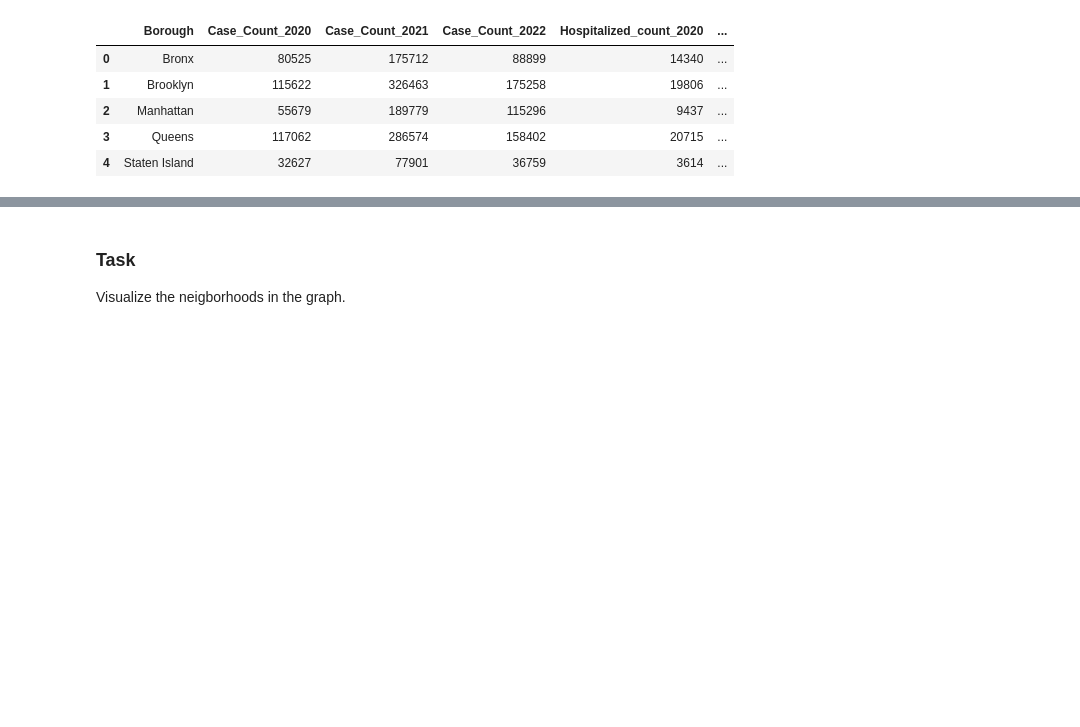
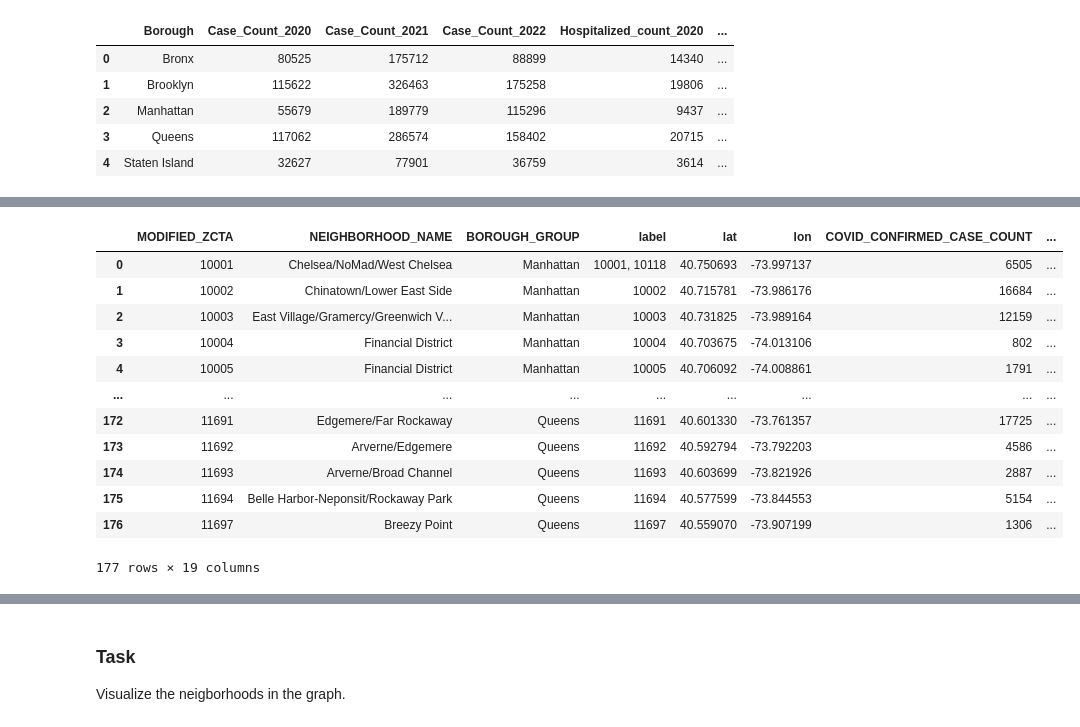
Before and after one commit to brianwong02/Mid-term-Project, a Jupyter notebook: data_preparation.ipynb, the cells around one changed output, grey strips where cells are left out. Drawn from its saved outputs; the diff is of its cells as text; code cells hidden in the pictures; blank space fills up the shorter version.

```diff
--- a/data_preparation.ipynb
+++ b/data_preparation.ipynb
@@ -385,3 +399,26 @@ covid_final_df
 # %%
 ##convert dataframe to csv
 covid_final_df.to_csv('covid_df.csv', index=False)
+# %%
+##load covid data by neighbourhood from NYCHealth
+covid_neighbourhood = pd.read_csv('covid-data-by-modzcta.txt')
+
+#check data
+# filter2 = (covid_neighbourhood['BOROUGH_GROUP'] == 'Bronx')
+# covid_neighbourhood[filter2]
+
+covid_neighbourhood
+# %% [output]
+|  | MODIFIED_ZCTA | NEIGHBORHOOD_NAME | BOROUGH_GROUP | label | lat | lon | COVID_CONFIRMED_CASE_COUNT | ... |
+| 0 | 10001 | Chelsea/NoMad/West Chelsea | Manhattan | 10001, 10118 | 40.750693 | -73.997137 | 6505 | ... |
+| 1 | 10002 | Chinatown/Lower East Side | Manhattan | 10002 | 40.715781 | -73.986176 | 16684 | ... |
+| 2 | 10003 | East Village/Gramercy/Greenwich V... | Manhattan | 10003 | 40.731825 | -73.989164 | 12159 | ... |
+| 3 | 10004 | Financial District | Manhattan | 10004 | 40.703675 | -74.013106 | 802 | ... |
+| 4 | 10005 | Financial District | Manhattan | 10005 | 40.706092 | -74.008861 | 1791 | ... |
+| ... | ... | ... | ... | ... | ... | ... | ... | ... |
+| 172 | 11691 | Edgemere/Far Rockaway | Queens | 11691 | 40.601330 | -73.761357 | 17725 | ... |
+| 173 | 11692 | Arverne/Edgemere | Queens | 11692 | 40.592794 | -73.792203 | 4586 | ... |
+| 174 | 11693 | Arverne/Broad Channel | Queens | 11693 | 40.603699 | -73.821926 | 2887 | ... |
+| 175 | 11694 | Belle Harbor-Neponsit/Rockaway Park | Queens | 11694 | 40.577599 | -73.844553 | 5154 | ... |
+| 176 | 11697 | Breezy Point | Queens | 11697 | 40.559070 | -73.907199 | 1306 | ... |
+177 rows × 19 columns
```
Also changed, not shown: parts of 8 cells of this notebook.
